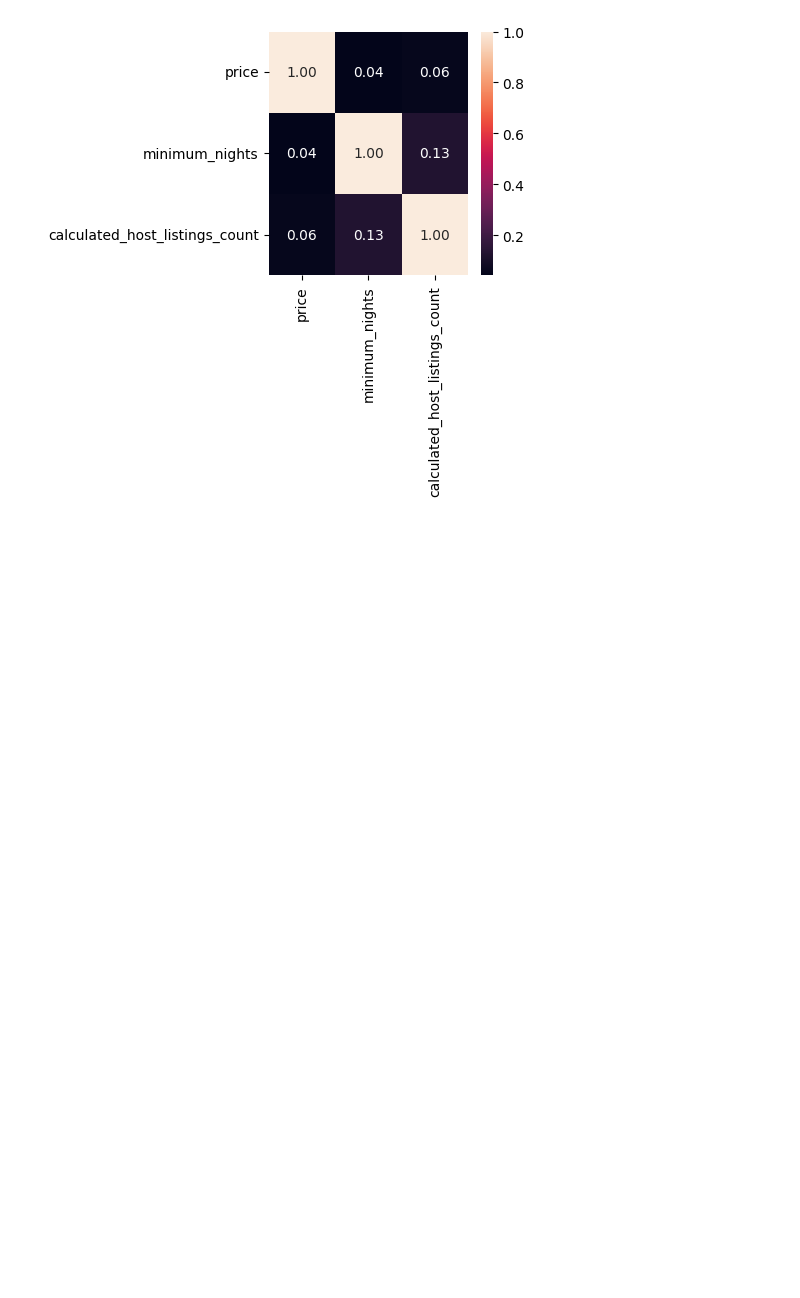
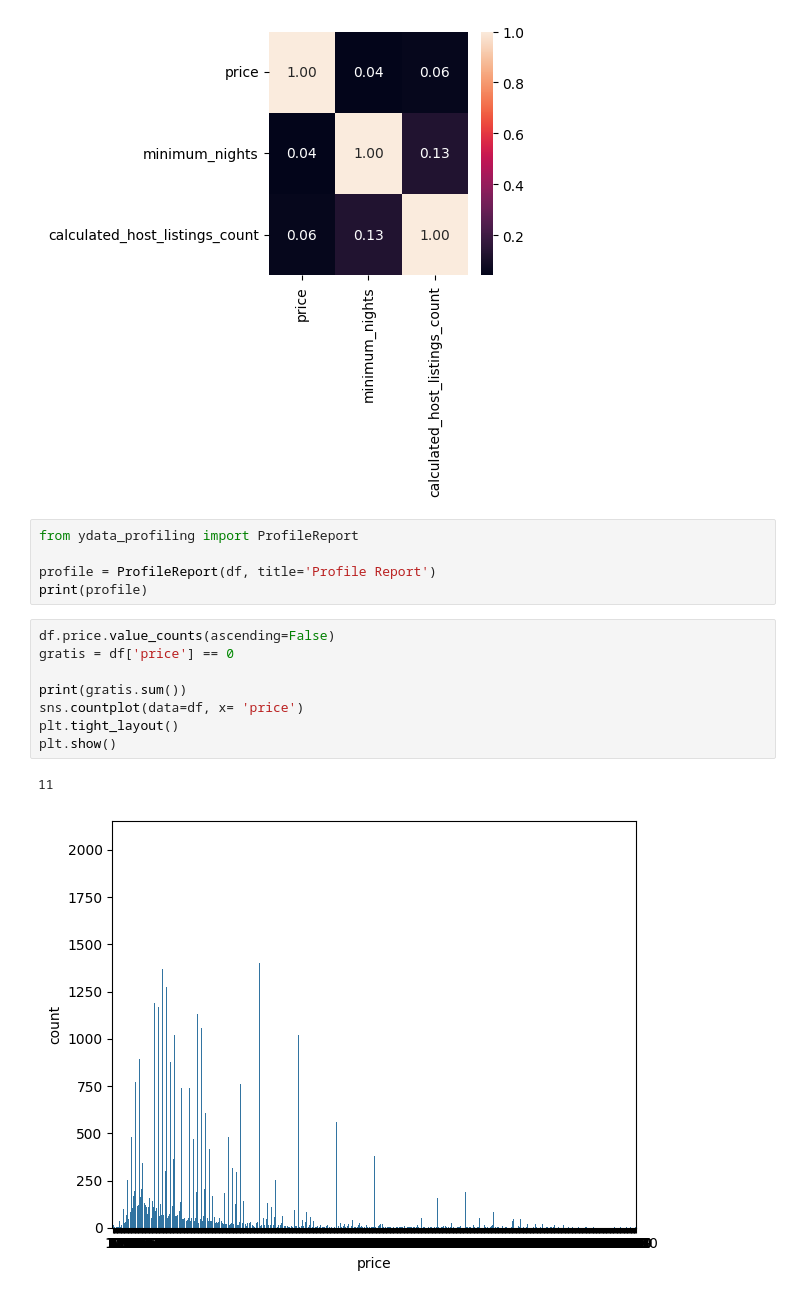
Before and after one commit to leandro-reguero/EDA-project, a Jupyter notebook: src/explore.ipynb, the cells around one changed output. Drawn from its saved outputs; the diff is of its cells as text; blank space fills up the shorter version.

```diff
--- a/src/explore.ipynb
+++ b/src/explore.ipynb
@@ -339,3 +355,19 @@ plt.tight_layout()
 plt.show()
 # %% [output]
 [figure]
+# %%
+from ydata_profiling import ProfileReport
+
+profile = ProfileReport(df, title='Profile Report')
+print(profile)
+# %%
+df.price.value_counts(ascending=False)
+gratis = df['price'] == 0
+
+print(gratis.sum())
+sns.countplot(data=df, x= 'price')
+plt.tight_layout()
+plt.show()
+# %% [output]
+11
+[figure, added]
```
Also changed, not shown: parts of 15 cells of this notebook, 1 other file.
